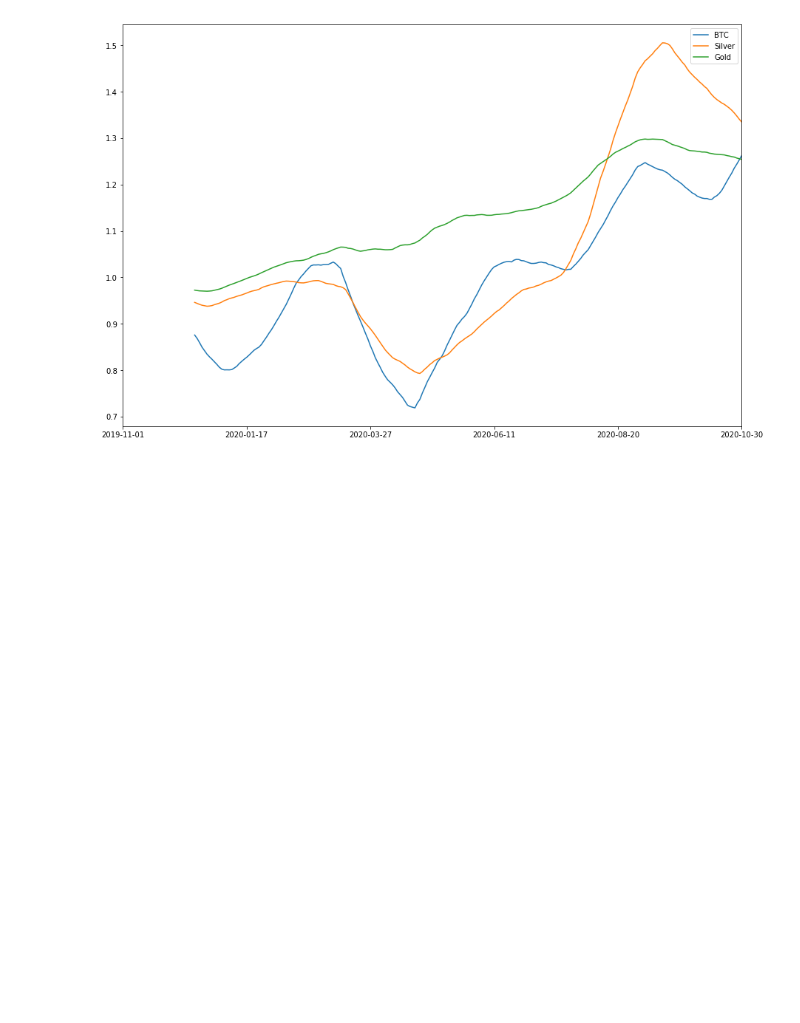
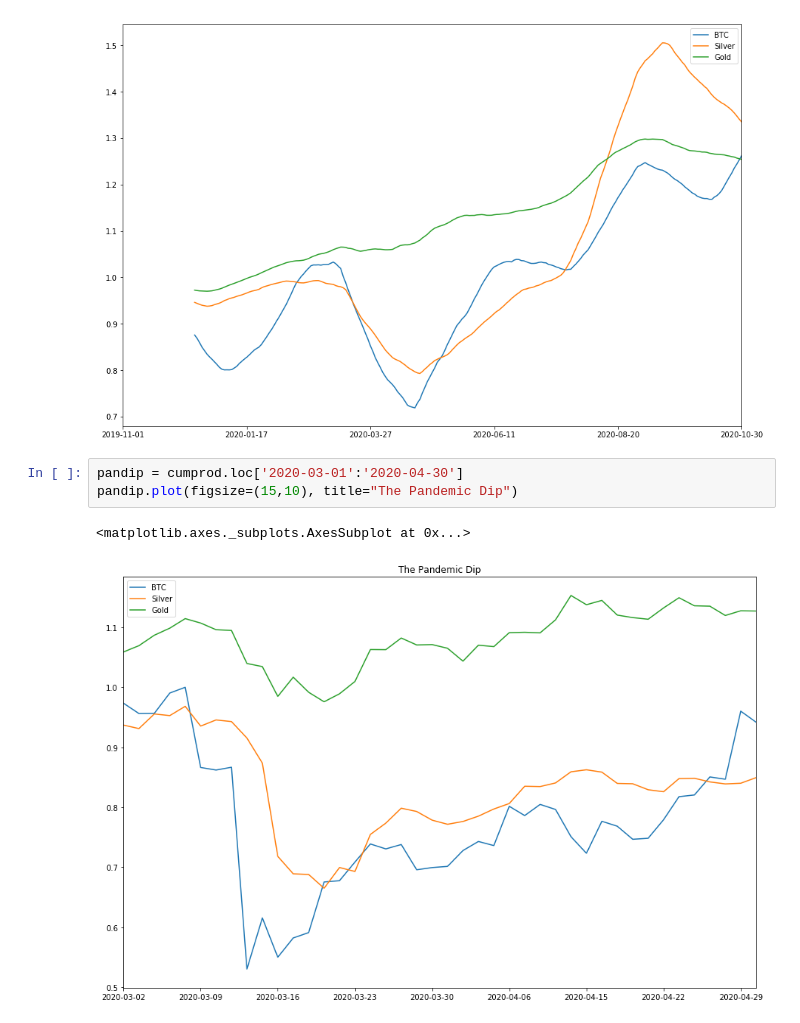
Before and after one commit to mdschulz1973/Planet_Express_IO, a Jupyter notebook: notebooks/AMoney.ipynb, the cells around one changed output. Drawn from its saved outputs; the diff is of its cells as text; blank space fills up the shorter version.

```diff
--- a/notebooks/AMoney.ipynb
+++ b/notebooks/AMoney.ipynb
@@ -127,3 +127,9 @@ cumprod.rolling(window=30).mean().plot(figsize=(15,10))
 # %% [output]
 <matplotlib.axes._subplots.AxesSubplot at 0x...>
 [figure]
+# %%
+pandip = cumprod.loc['2020-03-01':'2020-04-30']
+pandip.plot(figsize=(15,10), title="The Pandemic Dip")
+# %% [output]
+<matplotlib.axes._subplots.AxesSubplot at 0x...>
+[figure, added]
```
Also changed, not shown: parts of 2 cells of this notebook.
